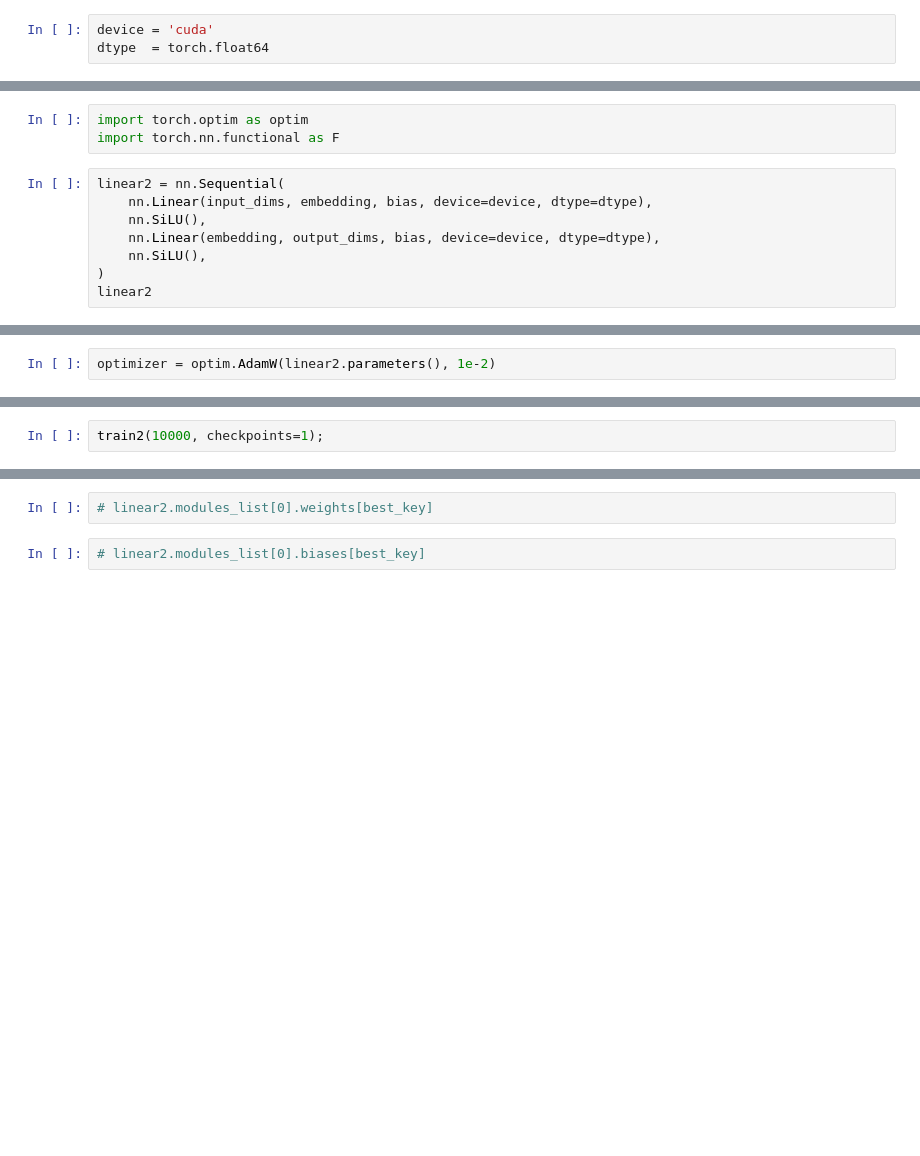
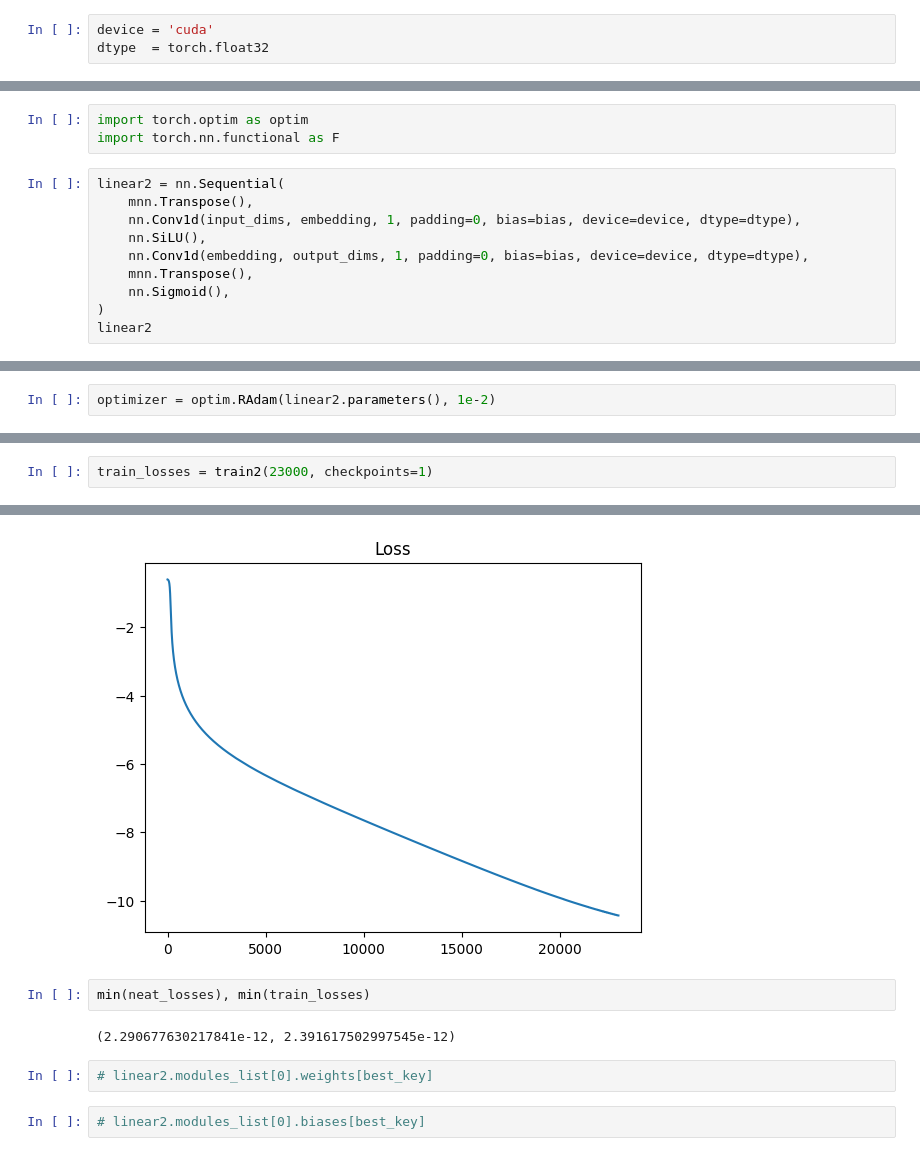
Before and after one commit to KshRaven/Modified-NEAT, a Jupyter notebook: testing/training.ipynb, the cells around one changed output, grey strips where cells are left out. Drawn from its saved outputs; the diff is of its cells as text; blank space fills up the shorter version.

```diff
--- a/testing/training.ipynb
+++ b/testing/training.ipynb
@@ -20,7 +21,7 @@ warnings.filterwarnings("ignore", category=NumbaPerformanceWarning)
 torch.set_printoptions(threshold=10)
 # %%
 device = 'cuda'
-dtype  = torch.float64
+dtype  = torch.float32
 # %%
 genome_num = 500
 # %%
@@ -489,9 +534,11 @@ import torch.optim as optim
 import torch.nn.functional as F
 # %%
 linear2 = nn.Sequential(
-    nn.Linear(input_dims, embedding, bias, device=device, dtype=dtype),
+    mnn.Transpose(),
+    nn.Conv1d(input_dims, embedding, 1, padding=0, bias=bias, device=device, dtype=dtype),
     nn.SiLU(),
-    nn.Linear(embedding, output_dims, bias, device=device, dtype=dtype),
-    nn.SiLU(),
+    nn.Conv1d(embedding, output_dims, 1, padding=0, bias=bias, device=device, dtype=dtype),
+    mnn.Transpose(),
+    nn.Sigmoid(),
 )
 linear2
@@ -498,5 +554,5 @@ linear2
 # %%
-optimizer = optim.AdamW(linear2.parameters(), 1e-2)
+optimizer = optim.RAdam(linear2.parameters(), 1e-2)
 # %%
 def train2(epochs: int, show=True, checkpoints=5):
     torch.cuda.empty_cache()
@@ -542,5 +599,6 @@ def train2(epochs: int, show=True, checkpoints=5):
     linear2.requires_grad_(False)
     torch.cuda.empty_cache()
     return losses
-# %%
-train2(10000, checkpoints=1);
+# %%
+train_losses = train2(23000, checkpoints=1)
+# %% [output]
@@ -547,3 +607,8 @@ train2(10000, checkpoints=1);
+[figure, added]
+# %%
+min(neat_losses), min(train_losses)
+# %% [output]
+(2.290677630217841e-12, 2.391617502997545e-12)
 # %%
 # linear2.modules_list[0].weights[best_key]
 # %%
```
Also changed, not shown: parts of 44 cells of this notebook, 17 other files.
